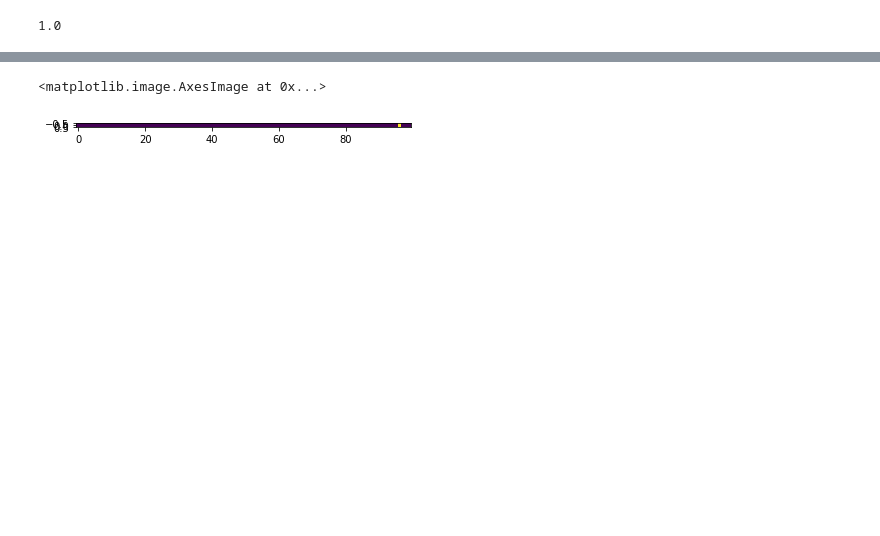
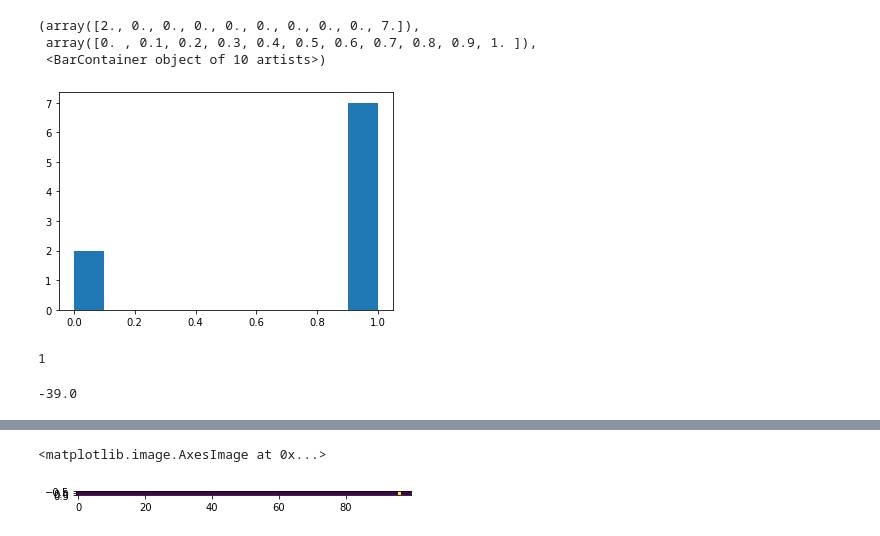
Before and after one commit to danielgafni/masters, a Jupyter notebook: notebooks/Agent.ipynb, the cells around one changed output, grey strips where cells are left out. Drawn from its saved outputs; the diff is of its cells as text; code cells hidden in the pictures; blank space fills up the shorter version.

```diff
--- a/notebooks/Agent.ipynb
+++ b/notebooks/Agent.ipynb
@@ -97,0 +100,7 @@ agent.run_actor(
+# %%
+plt.hist([t.action for t in episode.transitions], bins=10)
+# %% [output]
+(array([2., 0., 0., 0., 0., 0., 0., 0., 0., 7.]),
+ array([0. , 0.1, 0.2, 0.3, 0.4, 0.5, 0.6, 0.7, 0.8, 0.9, 1. ]),
+ <BarContainer object of 10 artists>)
+[figure, added]
@@ -98,12 +109,19 @@ agent.run_actor(
+# %%
+agent.run_actor(
+    observation=torch.from_numpy(transition.observation),
+)
+# %% [output]
+1
 # %%
 trainer.compute_delta(
     agent,
     observation=torch.from_numpy(transition.observation),
     prev_observation=torch.from_numpy(transition.prev_observation),
-    reward=transition.reward
+    reward=transition.reward,
+    done=transition.done
 )
 # %% [output]
-1.0
+-39.0
 # %%
 agent.run_critic(torch.from_numpy(transition.observation))
 # %% [output]
```
Also changed, not shown: parts of 18 cells of this notebook, 3 other files.
